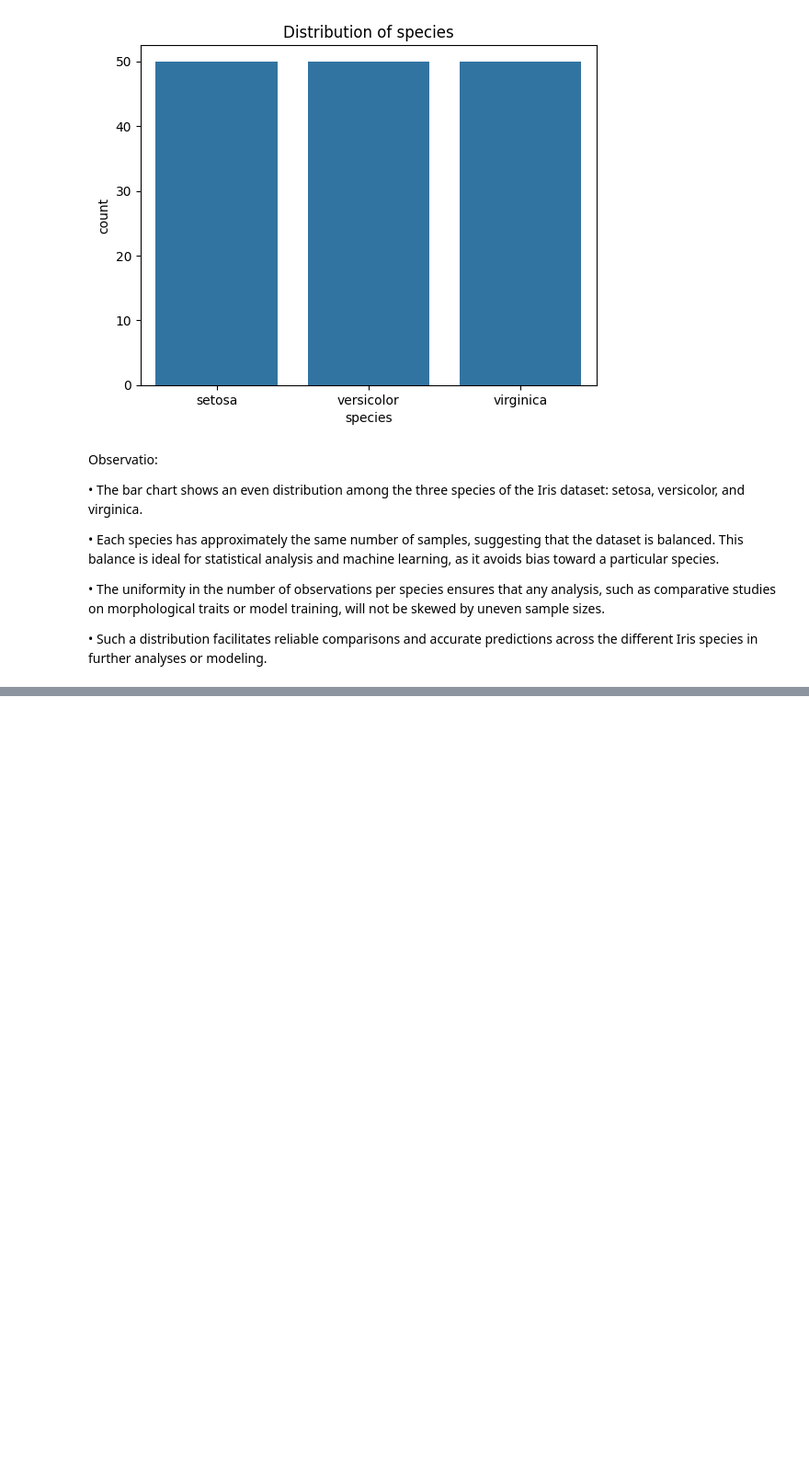
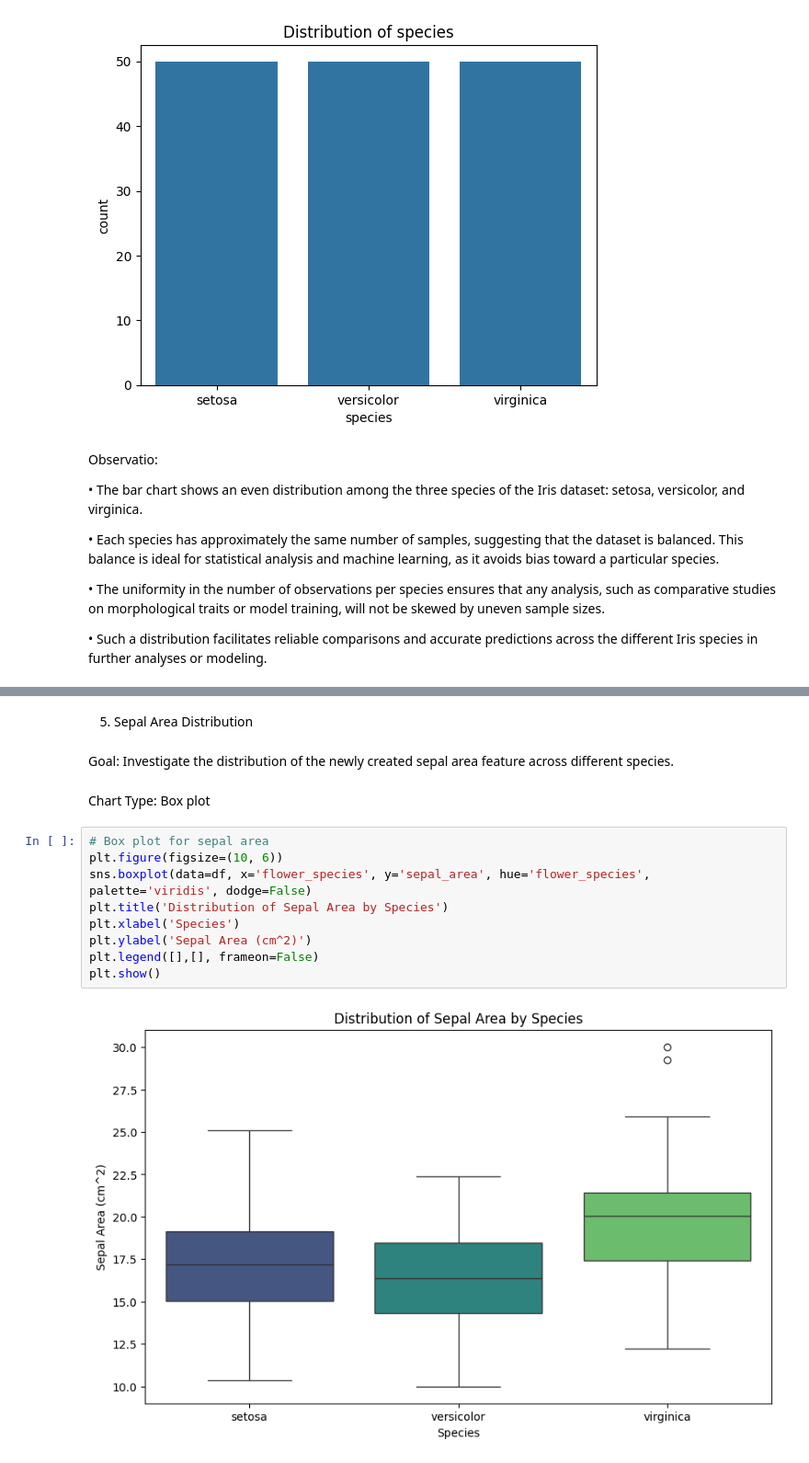
Before and after one commit to albertokabore/datafun-06-eda, a Jupyter notebook: Albertkabore_eda.ipynb, the cells around one changed output, grey strips where cells are left out. Shown: that part at 92% size. Drawn from its saved outputs; the diff is of its cells as text; blank space fills up the shorter version.

```diff
--- a/Albertkabore_eda.ipynb
+++ b/Albertkabore_eda.ipynb
@@ -313,0 +354,19 @@ In sum, the Iris dataset is more than just a collection of measurements—it's a
+# %% [markdown]
+5. Sepal Area Distribution
+# %% [markdown]
+Goal:
+Investigate the distribution of the newly created sepal area feature across different species.
+# %% [markdown]
+Chart Type:
+Box plot
+# %%
+# Box plot for sepal area
+plt.figure(figsize=(10, 6))
+sns.boxplot(data=df, x='flower_species', y='sepal_area', hue='flower_species', palette='viridis', dodge=False)
+plt.title('Distribution of Sepal Area by Species')
+plt.xlabel('Species')
+plt.ylabel('Sepal Area (cm^2)')
+plt.legend([],[], frameon=False)
+plt.show()
+# %% [output]
+[figure, added]
```
Also changed, not shown: parts of 56 cells of this notebook, 1 other file.
